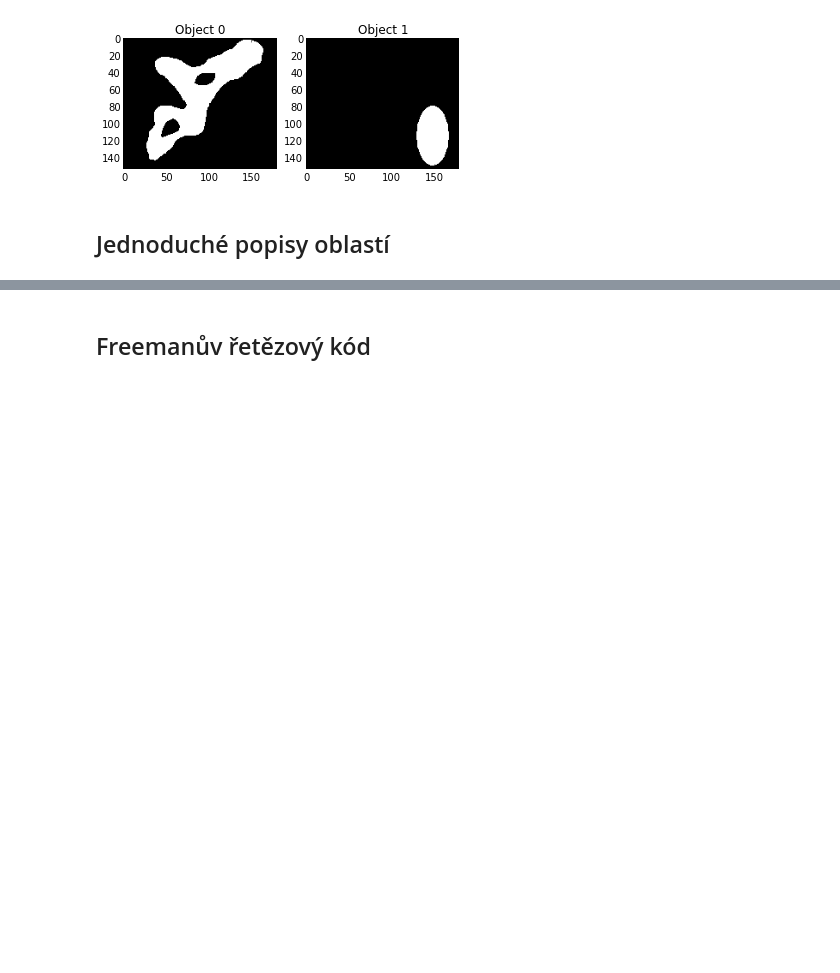
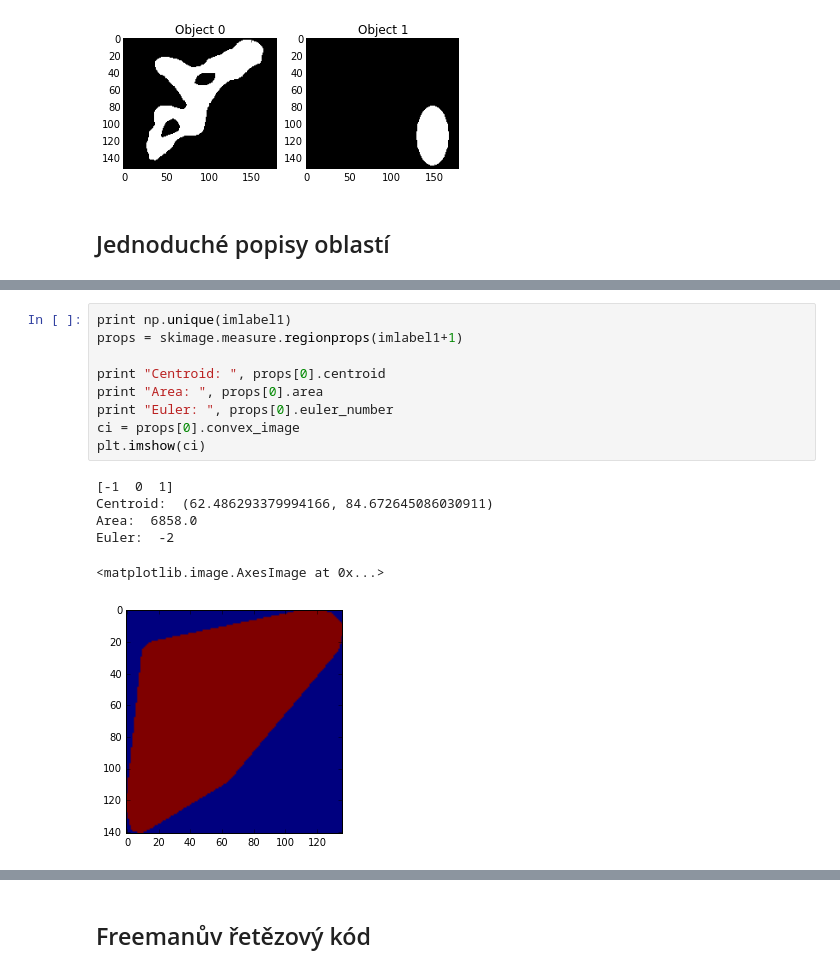
Before and after one commit to mjirik/ZDO, a Jupyter notebook: ZDOcv8.ipynb, the cells around one changed output, grey strips where cells are left out. Drawn from its saved outputs; the diff is of its cells as text; blank space fills up the shorter version.

Commit message:
lepší regionprops

```diff
--- a/ZDOcv8.ipynb
+++ b/ZDOcv8.ipynb
@@ -72,3 +73,19 @@ plt.imshow(imlabel==1, cmap='gray')
 
 
 Využijeme funkce [regionprops](http://scikit-image.org/docs/dev/api/skimage.measure.html#skimage.measure.regionprops).
+# %%
+print np.unique(imlabel1)
+props = skimage.measure.regionprops(imlabel1+1)
+
+print "Centroid: ", props[0].centroid
+print "Area: ", props[0].area
+print "Euler: ", props[0].euler_number
+ci = props[0].convex_image
+plt.imshow(ci)
+# %% [output]
+[-1  0  1]
+Centroid:  (62.486293379994166, 84.672645086030911)
+Area:  6858.0
+Euler:  -2
+<matplotlib.image.AxesImage at 0x...>
+[figure, added]
```
Also changed, not shown: parts of 4 cells of this notebook.
